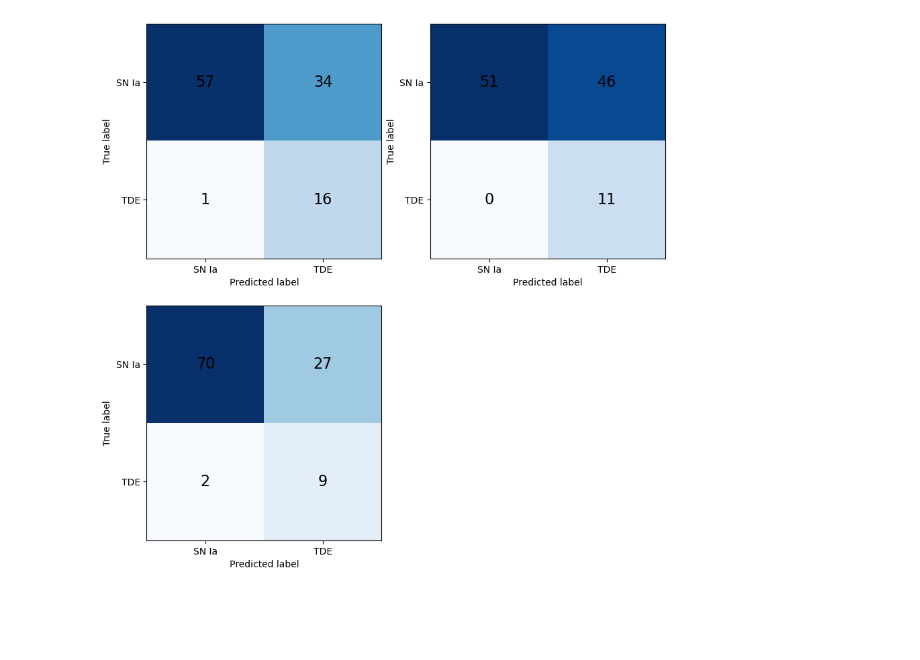
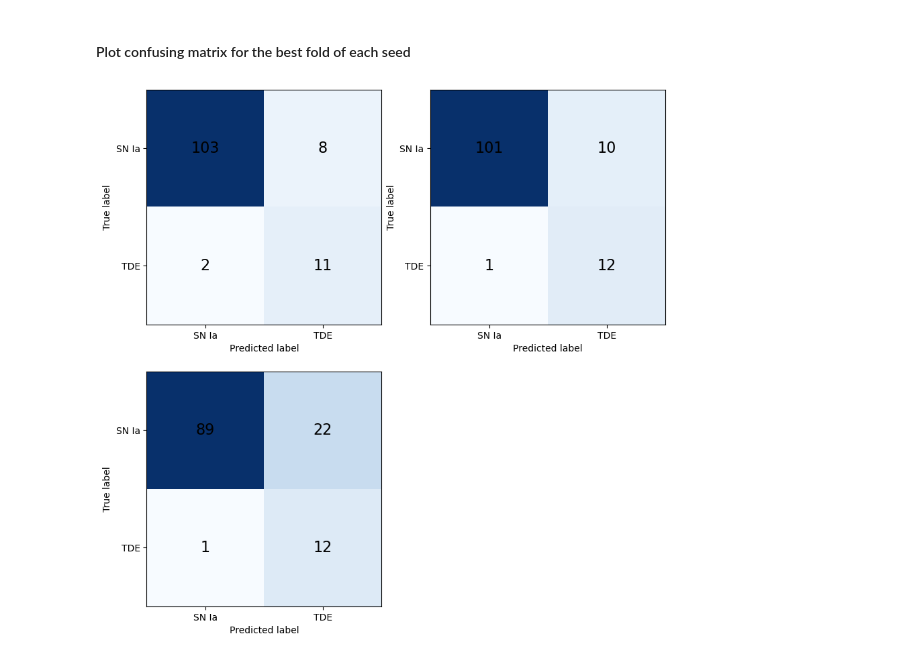
Before and after one commit to itaisfaradi/LSTransient_classifier, a Jupyter notebook: post_processing.ipynb, the cells around one changed output. Cells and saved outputs as stored; diff of their text form; code cells hidden in the pictures; blank space fills up the shorter version.

```diff
--- a/post_processing.ipynb
+++ b/post_processing.ipynb
@@ -193,6 +7,8 @@ list_of_dicts
 # %%
 seed_list = [0,42,123]#,20260116]
+fold_list = [0,1,2,3,4]
 outputs = {}
 for seed in seed_list:
-    folder_path = "output_models/full_lc/seed{}".format(seed)
-    outputs["seed_{}".format(seed)] = pkl.load(open(folder_path + "/model_evals.pkl".format(seed),"rb"))
+    for fold in fold_list:
+        folder_path = f"output_models/full_lc/seed#{seed}/{fold}-fold"
+        outputs[f"seed#{seed}_{fold}-fold"] = pkl.load(open(folder_path + "/model_evals.pkl".format(seed),"rb"))
@@ -199,9 +17,11 @@ for seed in seed_list:
 # %%
 fig = plt.figure(figsize=(10,10))
-for ix, seed in enumerate(seed_list):
-    output = outputs["seed_{}".format(seed)]
-    ax = fig.add_subplot(2,2,ix+1)
-    ax.plot(output["train_loss"])
-    ax.plot(output["val_loss"])
-    ax.text(s='seed = {}'.format(seed),x=len(output["val_loss"])/2.5,y=max(max(output["train_loss"]),max(output["val_loss"]))/1.01,fontsize=14)
+for ix1, seed in enumerate(seed_list):
+    ax = fig.add_subplot(2,2,ix1+1)
+    for ix2, fold in enumerate(fold_list):
+        output = outputs[f"seed#{seed}_{fold}-fold"]
+        ax.plot(output["train_loss"], color='steelblue', alpha=0.5)
+        ax.plot(output["val_loss"], color='firebrick', alpha=0.5)
+        if ix2 == 0:
+            ax.text(s='seed = {}'.format(seed),x=len(output["val_loss"])/2.5,y=max(max(output["train_loss"]),max(output["val_loss"]))/1.01,fontsize=14)
 # %% [output]
@@ -227,24 +51,42 @@ for ix, seed in enumerate(seed_list):
+# %% [markdown]
+#### Plot confusing matrix for the best fold of each seed
 # %%
 fig = plt.figure(figsize=(10,10))
-for ix, seed in enumerate(seed_list):
-    output = outputs["seed_{}".format(seed)]
-    cm = np.array([
-        [output['tn'][-1], output['fp'][-1]],   # [TN, FP]
-        [output['fn'][-1],  output['tp'][-1]]    # [FN, TP]
-    ])
-    ax = fig.add_subplot(2,2,ix+1)
-    labels = ["SN Ia", "TDE"]
-    im = ax.imshow(cm, cmap="Blues")
+for ix1, seed in enumerate(seed_list):
+    ax = fig.add_subplot(2,2,ix1+1)
+    best_val_loss = np.inf
+    worst_val_loss = 0.
+    for ix2, fold in enumerate(fold_list):
+        output = outputs[f"seed#{seed}_{fold}-fold"]
+        best_val_loss_ix = output['val_loss'].argmin()
+        temp_best_val_loss = output['val_loss'][val_loss_ix]
+        temp_worst_val_loss = output['val_loss'][val_loss_ix]
+        if temp_best_val_loss < best_val_loss:
+            best_val_loss = temp_best_val_loss
+            ix_best_to_plot = ix2
+        if temp_worst_val_loss > best_val_loss:
+            worst_val_loss = temp_worst_val_loss
+            ix_worst_to_plot = ix2
+    for ix2, fold in enumerate(fold_list):
+        if ix2 == ix_best_to_plot:
+            output = outputs[f"seed#{seed}_{fold}-fold"]
+            val_loss_ix = output['val_loss'].argmin()
+            cm = np.array([
+                [output['tn'][val_loss_ix], output['fp'][val_loss_ix]],   # [TN, FP]
+                [output['fn'][val_loss_ix],  output['tp'][val_loss_ix]]    # [FN, TP]
+            ])
+            labels = ["SN Ia", "TDE"]
+            im = ax.imshow(cm, cmap="Blues")
 
-    # Show values on the cells
-    for (i, j), val in np.ndenumerate(cm):
-        ax.text(j, i, f"{val}", ha="center", va="center", color="black",fontsize=16)
+            # Show values on the cells
+            for (i, j), val in np.ndenumerate(cm):
+                ax.text(j, i, f"{val}", ha="center", va="center", color="black",fontsize=16)
 
-    # Axis labels
-    ax.set_xticks([0, 1], labels)
-    ax.set_yticks([0, 1], labels)
+            # Axis labels
+            ax.set_xticks([0, 1], labels)
+            ax.set_yticks([0, 1], labels)
 
-    ax.set_xlabel("Predicted label")
-    ax.set_ylabel("True label")
+            ax.set_xlabel("Predicted label")
+            ax.set_ylabel("True label")
 # %% [output]
-[figure, old version]
+[figure, new version]
```
Also changed, not shown: parts of 13 cells of this notebook, 1 other file.
